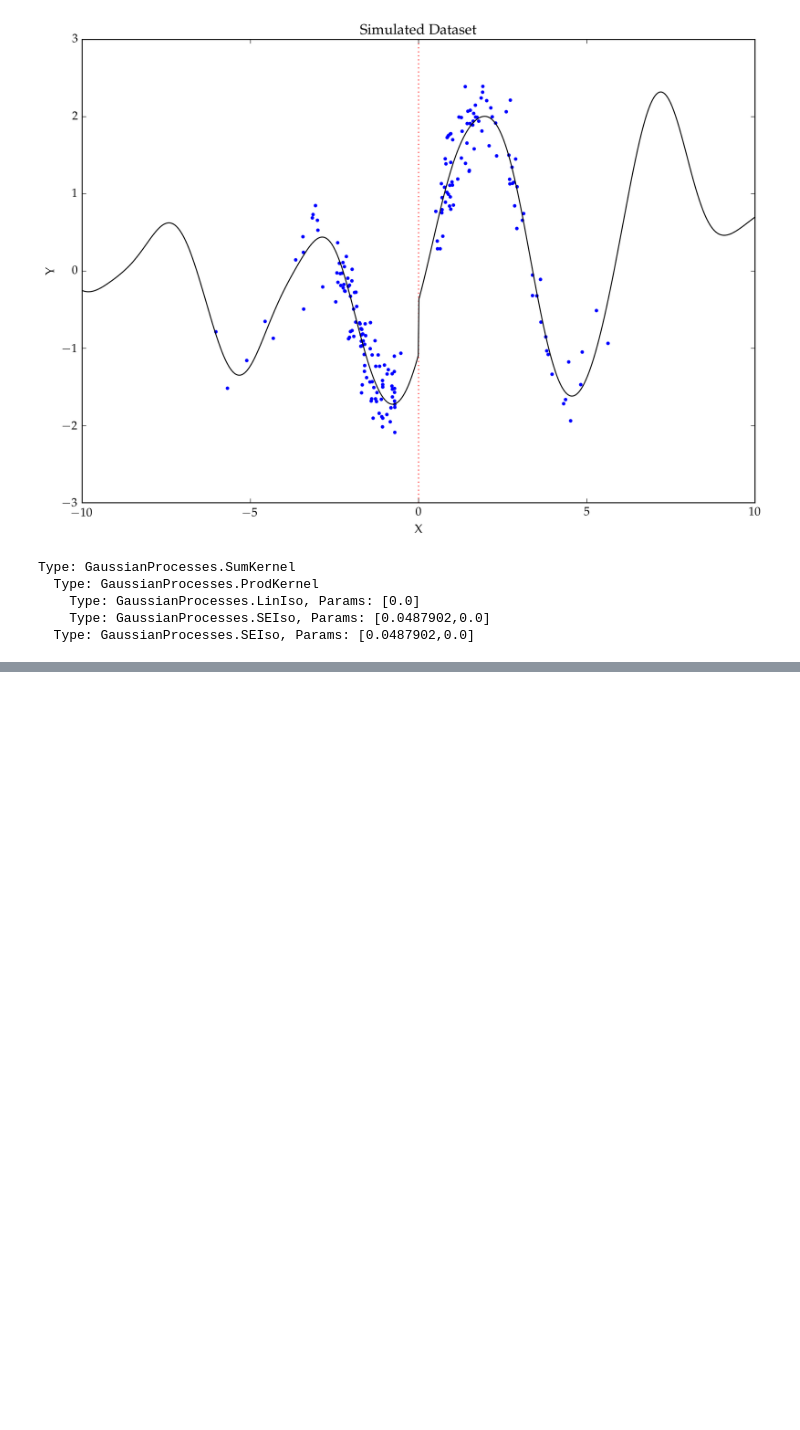
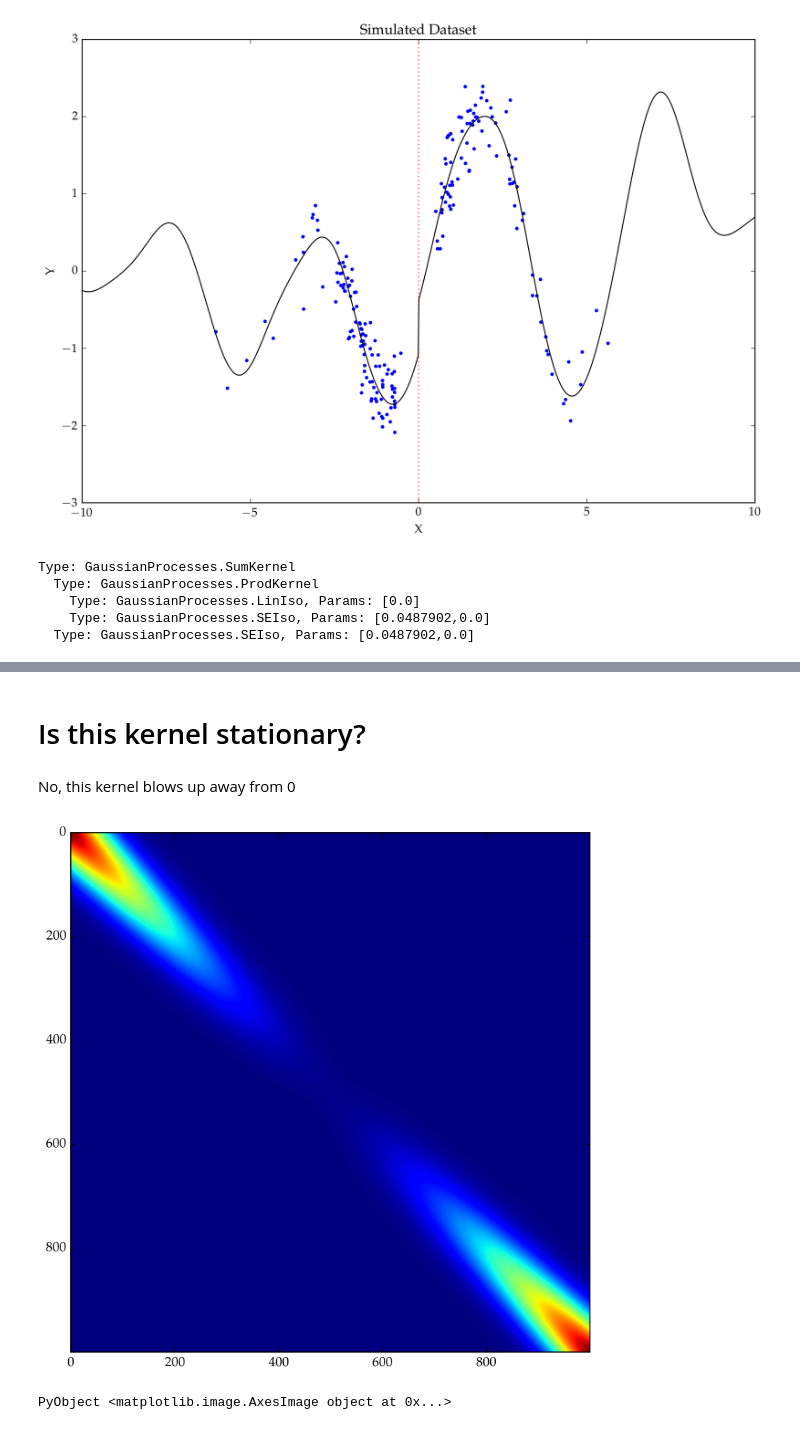
Before and after one commit to gwb/rdd-coverage, a Jupyter notebook: Maxime/SpatialSlope.ipynb, the cells around one changed output, grey strips where cells are left out. Drawn from its saved outputs; the diff is of its cells as text; code cells hidden in the pictures; blank space fills up the shorter version.

```diff
--- a/Maxime/SpatialSlope.ipynb
+++ b/Maxime/SpatialSlope.ipynb
@@ -73,11 +127,9 @@ se_fit_left  = GP(_X[left]',  _Y[left],  MeanZero(), se, log(_σy_star))
 se_fit_right = GP(_X[!left]', _Y[!left], MeanZero(), se, log(_σy_star))
 ;
 # %%
-begin
+function plot_fit(xx, fit_left::GP, fit_right::GP)
     xx_left = xx .< 0.0
     xx_right = xx .> 0.0
-    fit_right = lin_fit_right
-    fit_left = lin_fit_left
 
     μ_left, Σ_left = predict(fit_left, xx[xx_left]')
     fit_color = "#009F77"
@@ -99,6 +151,4 @@ begin
     plt.axvline(x=0.0, color="red", linestyle=":")
     plt.legend(loc="bottom left")
 end
-plt.title("Spatial Slope Fit")
-;
 # %% [output]
@@ -168,0 +156,4 @@ plt.ylim(-3.0,3.0)
+# %%
+plot_fit(xx, lin_fit_left, lin_fit_right)
+plt.title("Spatial Slope Fit")
+;
@@ -168,0 +162,4 @@ plt.ylim(-3.0,3.0)
+# %%
+plot_fit(xx, se_fit_left, se_fit_right)
+plt.title("Squared Exponential Fit")
+;
@@ -168,0 +168,5 @@ plt.ylim(-3.0,3.0)
+# %%
+plot_fit(xx, lin_fit_left, lin_fit_right)
+plt.title("Spatial Slope Fit Zoomed in")
+plt.ylim(-3.0,3.0)
+;
@@ -168,0 +175,9 @@ plt.ylim(-3.0,3.0)
+# %% [markdown]
+# Is this kernel stationary?
+# %% [markdown]
+No, this kernel blows up away from 0
+# %%
+plt.imshow(cov(k_spatialslope, xx'))
+# %% [output]
+[figure, added]
+PyObject <matplotlib.image.AxesImage object at 0x...>
```
Also changed, not shown: parts of 11 cells of this notebook, 19 other files.
